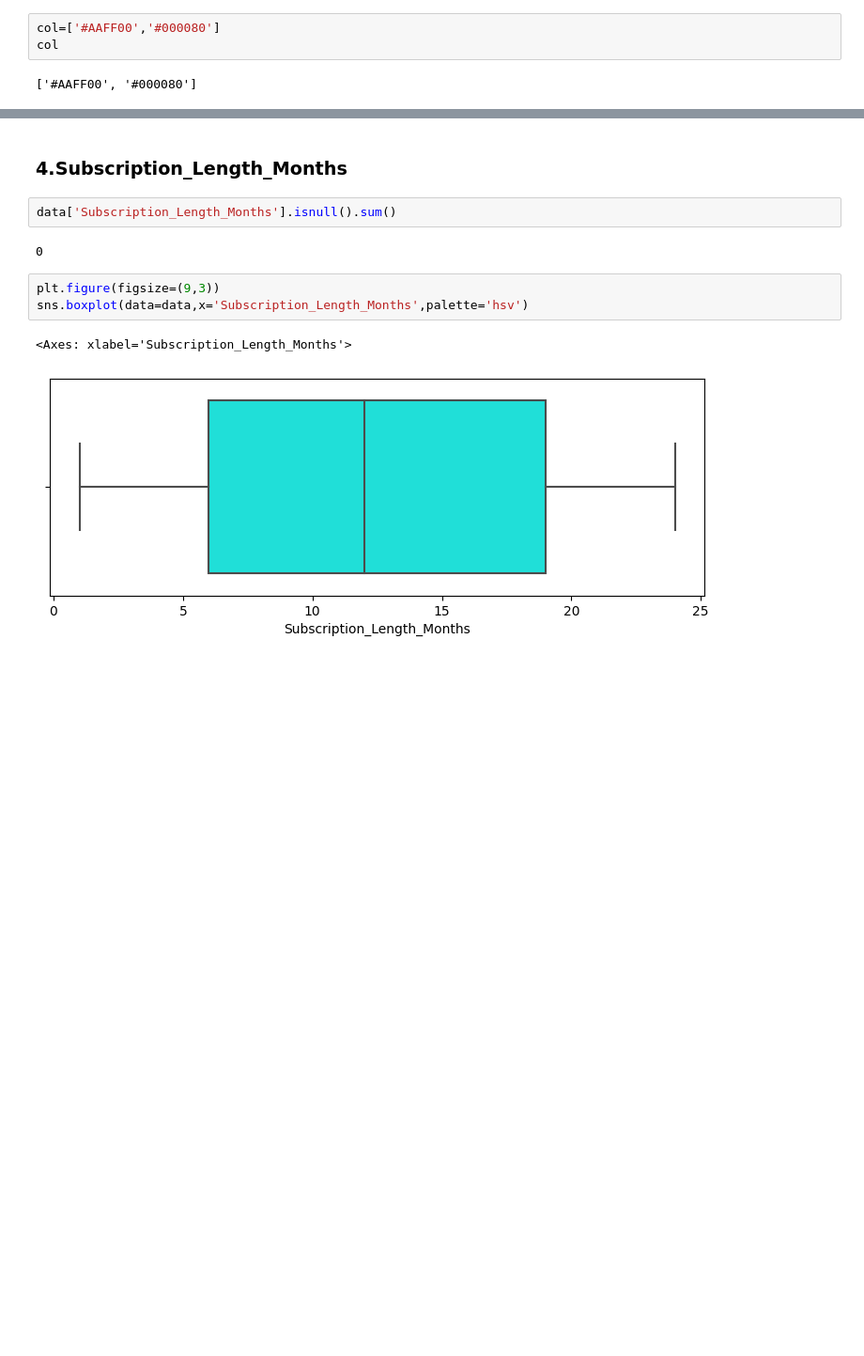
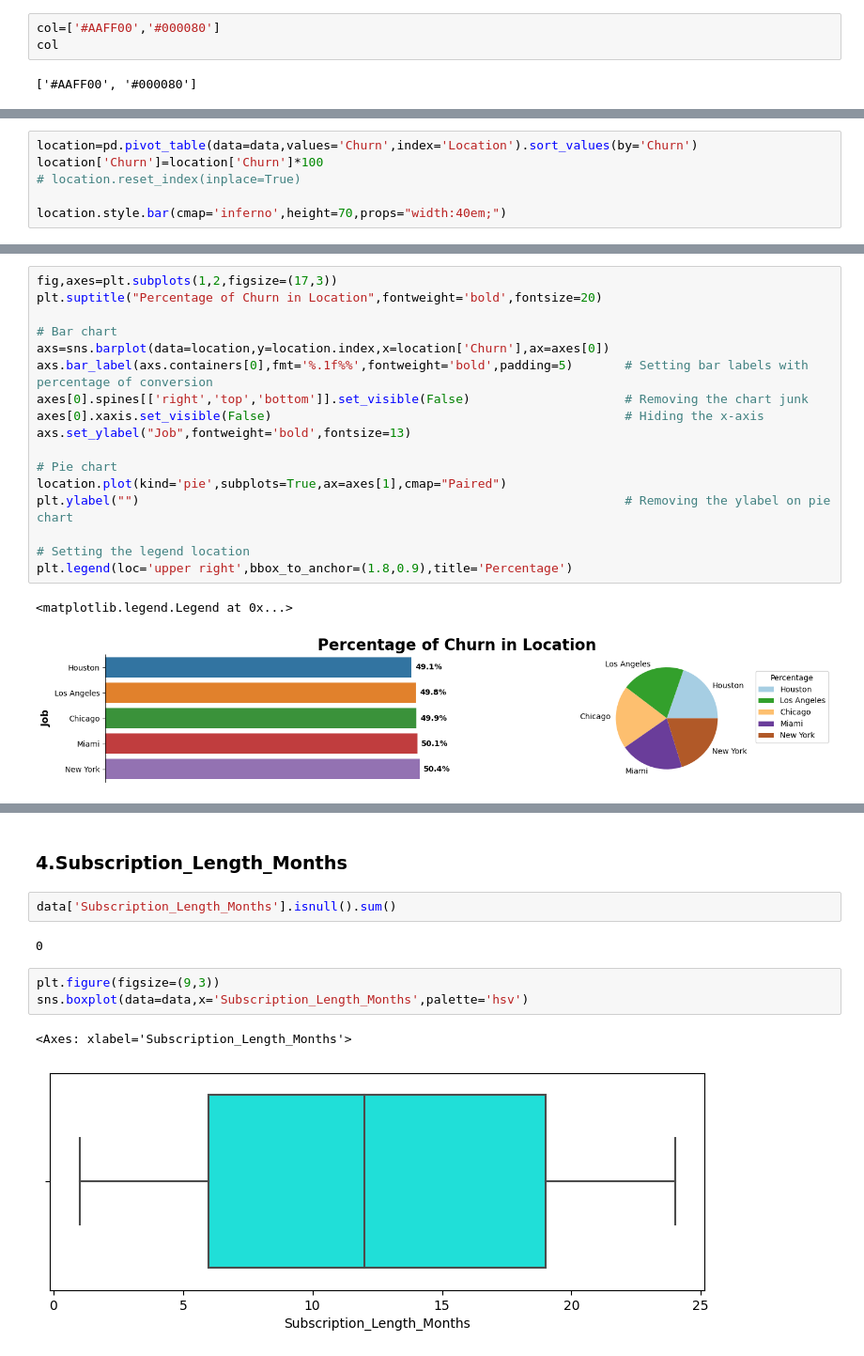
Before and after one commit to BhanuSrihridai/Customer-Churn-Prediction, a Jupyter notebook: Customer_Churn_Prediction.ipynb, the cells around one changed output, grey strips where cells are left out. Shown at 94% size. Saved outputs shown, nothing was run; the diff lists cells and outputs as text; blank space fills up the shorter version.

```diff
--- a/Customer_Churn_Prediction.ipynb
+++ b/Customer_Churn_Prediction.ipynb
@@ -524,0 +526,6 @@ plt.show()
+# %%
+location=pd.pivot_table(data=data,values='Churn',index='Location').sort_values(by='Churn')
+location['Churn']=location['Churn']*100
+# location.reset_index(inplace=True)
+
+location.style.bar(cmap='inferno',height=70,props="width:40em;")
@@ -524,0 +540,20 @@ plt.show()
+# %%
+fig,axes=plt.subplots(1,2,figsize=(17,3))
+plt.suptitle("Percentage of Churn in Location",fontweight='bold',fontsize=20)
+
+# Bar chart
+axs=sns.barplot(data=location,y=location.index,x=location['Churn'],ax=axes[0])
+axs.bar_label(axs.containers[0],fmt='%.1f%%',fontweight='bold',padding=5)       # Setting bar labels with percentage of conversion
+axes[0].spines[['right','top','bottom']].set_visible(False)                     # Removing the chart junk
+axes[0].xaxis.set_visible(False)                                                # Hiding the x-axis
+axs.set_ylabel("Job",fontweight='bold',fontsize=13)
+
+# Pie chart
+location.plot(kind='pie',subplots=True,ax=axes[1],cmap="Paired")
+plt.ylabel("")                                                                  # Removing the ylabel on pie chart
+
+# Setting the legend location
+plt.legend(loc='upper right',bbox_to_anchor=(1.8,0.9),title='Percentage')
+# %% [output]
+<matplotlib.legend.Legend at 0x...>
+[figure, added]
```
Also changed, not shown: parts of 10 cells of this notebook.
